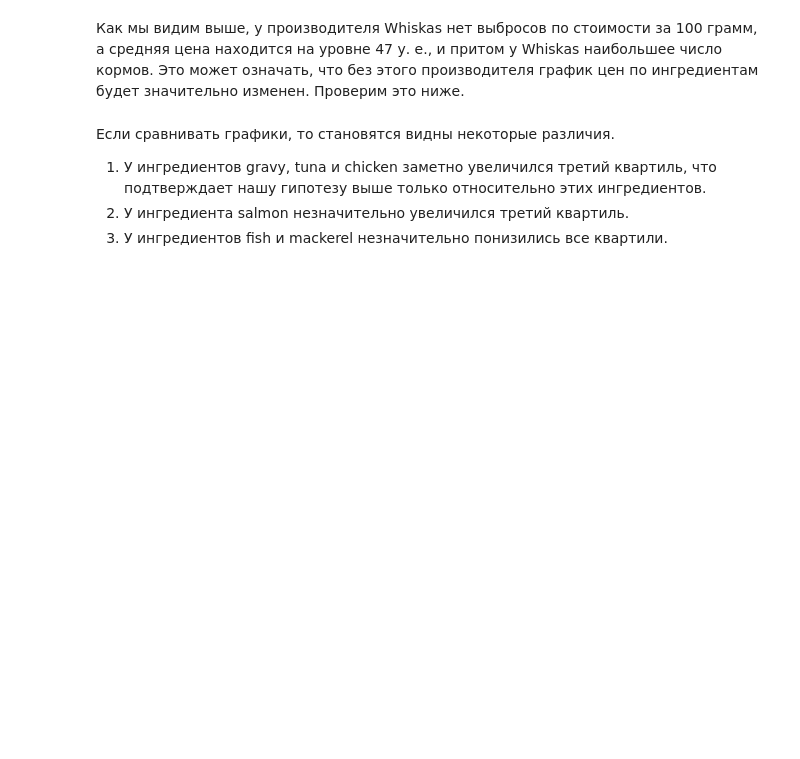
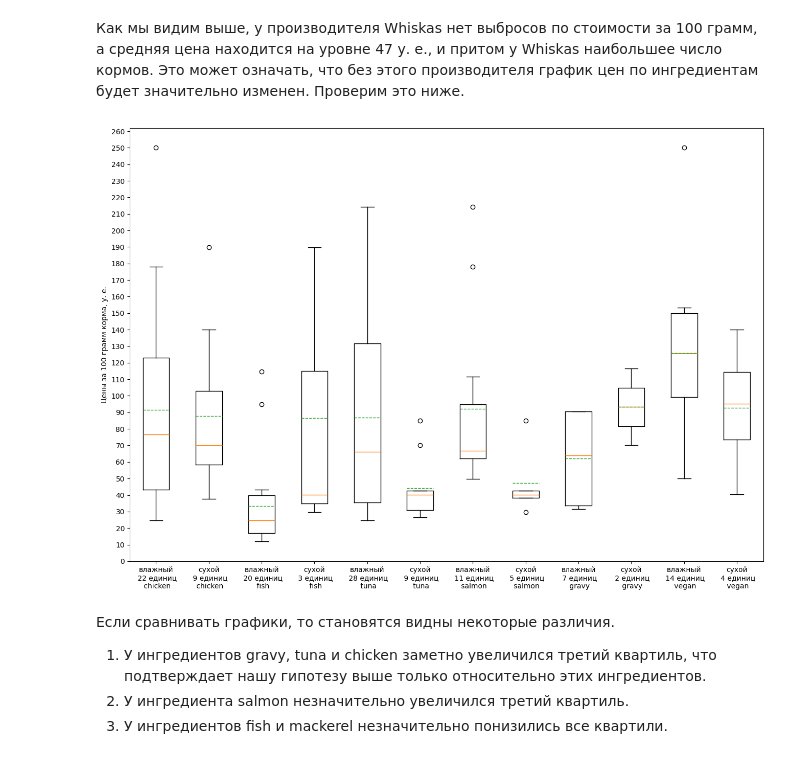
Before and after one commit to leonid1525/research_on_cat_food, a Jupyter notebook: research_on_cat_food.ipynb, the cells around one changed output. Saved outputs shown, nothing was run; the diff lists cells and outputs as text; code cells hidden in the pictures; blank space fills up the shorter version.

```diff
--- a/research_on_cat_food.ipynb
+++ b/research_on_cat_food.ipynb
@@ -464,7 +499,9 @@ plt.show()
 # %% [markdown]
 Как мы видим выше, у производителя Whiskas нет выбросов по стоимости за 100 грамм, а средняя цена находится на уровне 47 у. е., и притом у Whiskas наибольшее число кормов. Это может означать, что без этого производителя график цен по ингредиентам будет значительно изменен. Проверим это ниже.
 # %%
-boxplot_ing_except_comp(data, 'price_per_100g', "Цены за 100 грамм корма, у. е.", ['chicken', 'fish', 'tuna', 'salmon', 'gravy', 'vegan'], 'whiskas')
+boxplot_ing(data[data["company"]!="whiskas"], 'price_per_100g', "Цены за 100 грамм корма, у. е.", ['chicken', 'fish', 'tuna', 'salmon', 'gravy', 'vegan'])
+# %% [output]
+[figure, added]
 # %% [markdown]
 Если сравнивать графики, то становятся видны некоторые различия.
 1. У ингредиентов gravy, tuna и chicken заметно увеличился третий квартиль, что подтверждает нашу гипотезу выше только относительно этих ингредиентов.
```
Also changed, not shown: parts of 26 cells of this notebook, 1 other file.
